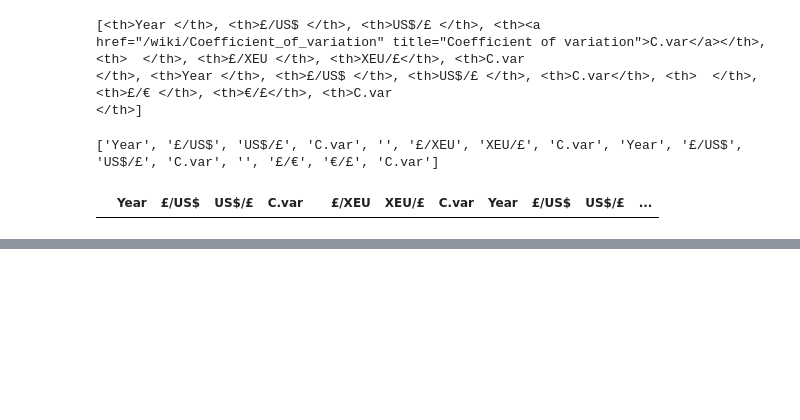
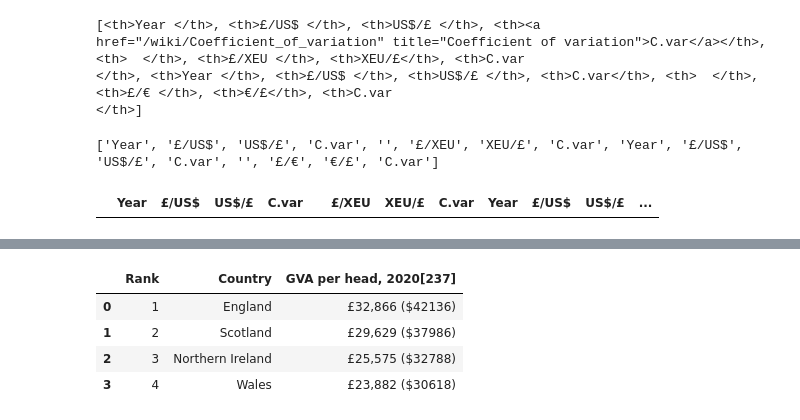
Before and after one commit to Kolexx/Economy_of_the_United_Kingdom, a Jupyter notebook: Untitled4.ipynb, the cells around one changed output, grey strips where cells are left out. Saved outputs shown, nothing was run; the diff lists cells and outputs as text; code cells hidden in the pictures; blank space fills up the shorter version.

```diff
--- a/Untitled4.ipynb
+++ b/Untitled4.ipynb
@@ -166,0 +178,3 @@ ef
+# %%
+Eco_country_titles_t = [title.text.strip() for title in Eco_country_titles]
+print(Eco_country_titles_t)
@@ -166,0 +183,3 @@ ef
+# %%
+ec = pd.DataFrame(columns= Eco_country_titles_t)
+ec
@@ -166,0 +188,10 @@ ef
+# %%
+eco_roles = table6.find_all('tr')
+# %%
+for row in eco_roles[1:]:
+    row_data = row.find_all('td')
+    ind_row_data = [role.text.strip() for role in row_data]
+
+
+    length = len(ec)
+    ec.loc[length] = ind_row_data
@@ -166,0 +215,8 @@ ef
+# %%
+ec
+# %% [output]
+|  | Rank | Country | GVA per head, 2020[237] |
+| 0 | 1 | England | £32,866 ($42136) |
+| 1 | 2 | Scotland | £29,629 ($37986) |
+| 2 | 3 | Northern Ireland | £25,575 ($32788) |
+| 3 | 4 | Wales | £23,882 ($30618) |
```
Also changed, not shown: parts of 17 cells of this notebook.
